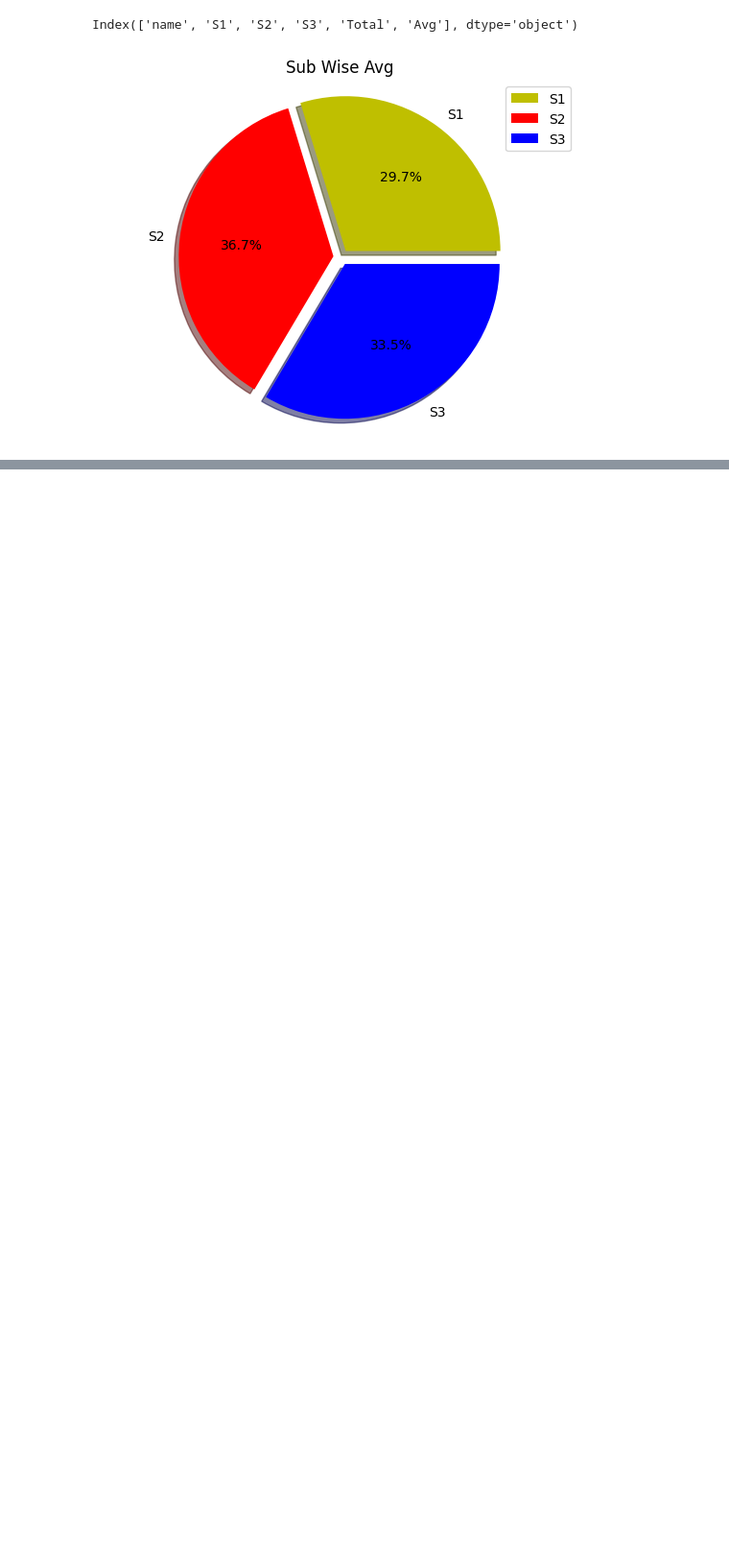
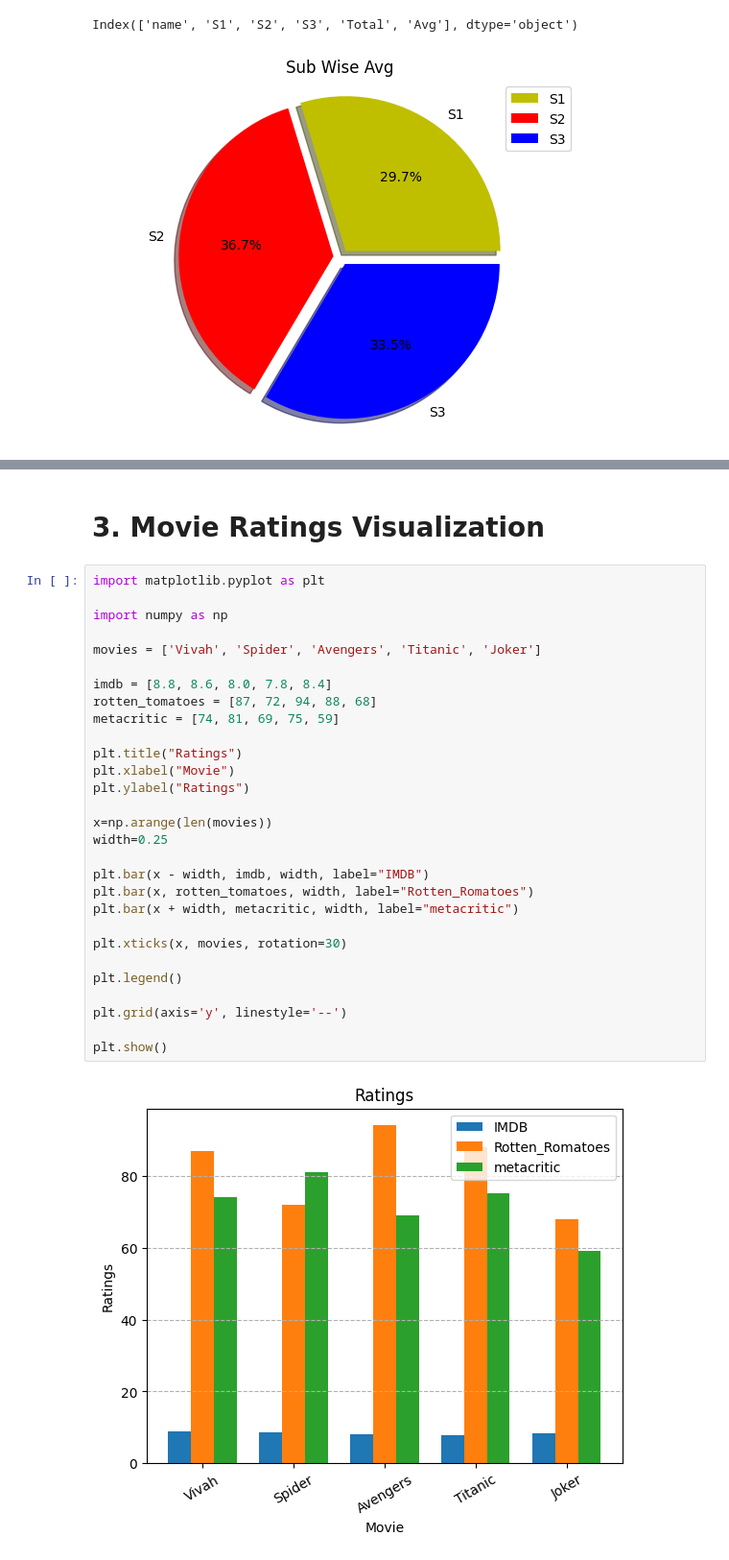
Before and after one commit to Neha8112/Matplotlib-Task-1-Students-data-, a Jupyter notebook: Matplotlib_Task_1.ipynb, the cells around one changed output, grey strips where cells are left out. Shown: that part at 96% size. Saved outputs shown, nothing was run; the diff lists cells and outputs as text; blank space fills up the shorter version.

```diff
--- a/Matplotlib_Task_1.ipynb
+++ b/Matplotlib_Task_1.ipynb
@@ -53,0 +98,33 @@ Index(['name', 'S1', 'S2', 'S3', 'Total', 'Avg'], dtype='object')
+# %% [markdown]
+# 3. Movie Ratings Visualization
+# %%
+import matplotlib.pyplot as plt
+
+import numpy as np
+
+movies = ['Vivah', 'Spider', 'Avengers', 'Titanic', 'Joker']
+
+imdb = [8.8, 8.6, 8.0, 7.8, 8.4]
+rotten_tomatoes = [87, 72, 94, 88, 68]
+metacritic = [74, 81, 69, 75, 59]
+
+plt.title("Ratings")
+plt.xlabel("Movie")
+plt.ylabel("Ratings")
+
+x=np.arange(len(movies))
+width=0.25
+
+plt.bar(x - width, imdb, width, label="IMDB")
+plt.bar(x, rotten_tomatoes, width, label="Rotten_Romatoes")
+plt.bar(x + width, metacritic, width, label="metacritic")
+
+plt.xticks(x, movies, rotation=30)
+
+plt.legend()
+
+plt.grid(axis='y', linestyle='--')
+
+plt.show()
+# %% [output]
+[figure, added]
```
Also changed, not shown: parts of 10 cells of this notebook.
